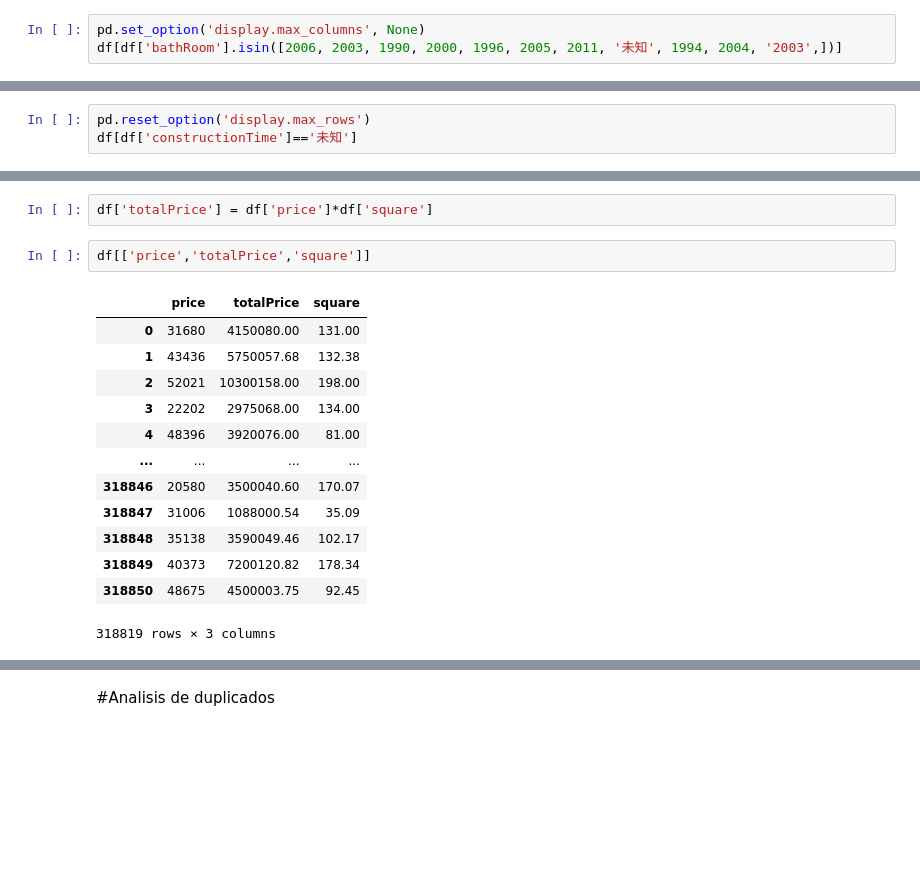
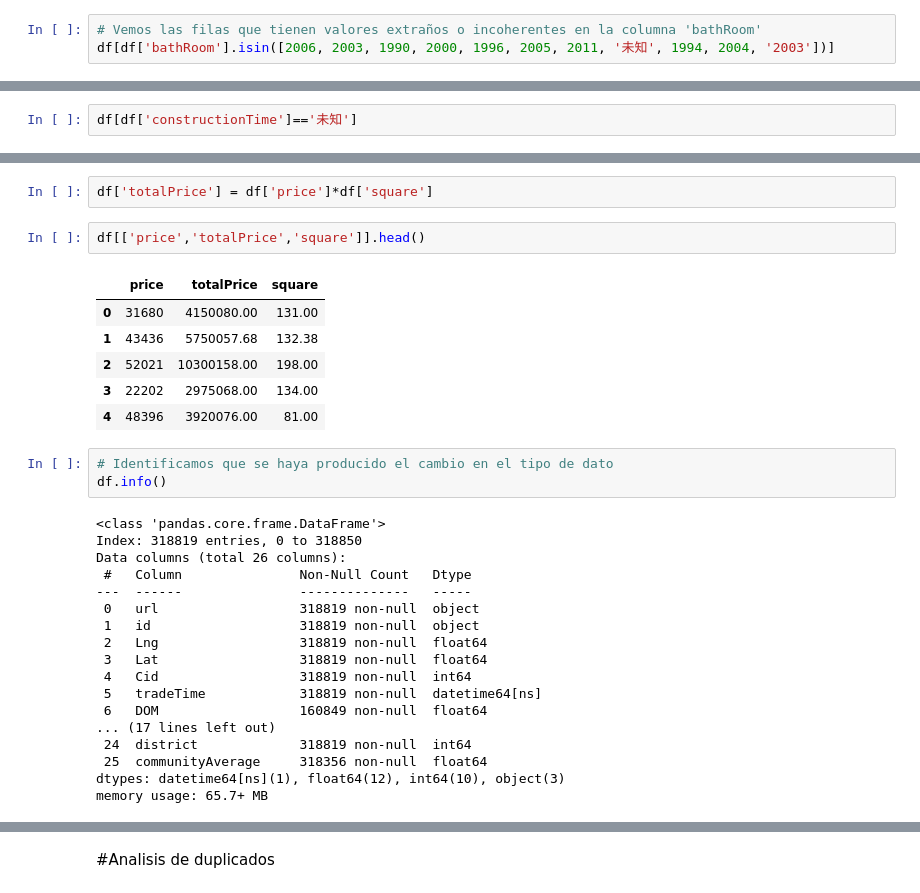
Before and after one commit to ichiP245/TP-Anal-tica-Descriptiva, a Jupyter notebook: notebooks/TP_Descriptiva.ipynb, the cells around one changed output, grey strips where cells are left out. Saved outputs shown, nothing was run; the diff lists cells and outputs as text; blank space fills up the shorter version.

```diff
--- a/notebooks/TP_Descriptiva.ipynb
+++ b/notebooks/TP_Descriptiva.ipynb
@@ -126,8 +235,8 @@ communityAverage
 # %% [markdown]
 Como se puede ver aparecen muchos caracteres raros, vamos a analizar las filas que los contienen y los que no
 # %%
-pd.set_option('display.max_columns', None)
-df[df['bathRoom'].isin([2006, 2003, 1990, 2000, 1996, 2005, 2011, '未知', 1994, 2004, '2003',])]
+# Vemos las filas que tienen valores extraños o incoherentes en la columna 'bathRoom'
+df[df['bathRoom'].isin([2006, 2003, 1990, 2000, 1996, 2005, 2011, '未知', 1994, 2004, '2003'])]
 # %% [output]
 |  | url | id | Lng | Lat | Cid | tradeTime | DOM | followers | totalPrice | price | ... |
 | 92235 | https://bj.lianjia.com/chengjiao/... | BJ0000615040 | 116.117724 | 39.941152 | 1111052110644 | 2010-02-21 | 1.0 | 0 | 198.0 | 15729 | ... |
@@ -241,5 +350,4 @@ en DOM y en buildingType aparece el valor nan al hacer .unique() pero son datos
 # %%
-pd.reset_option('display.max_rows')
 df[df['constructionTime']=='未知']
 # %% [output]
 |  | url | id | Lng | Lat | Cid | tradeTime | DOM | followers | totalPrice | price | ... |
@@ -332,18 +410,32 @@ df[['price','totalPrice','square']]
 # %%
 df['totalPrice'] = df['price']*df['square']
 # %%
-df[['price','totalPrice','square']]
+df[['price','totalPrice','square']].head()
 # %% [output]
 |  | price | totalPrice | square |
 | 0 | 31680 | 4150080.00 | 131.00 |
 | 1 | 43436 | 5750057.68 | 132.38 |
 | 2 | 52021 | 10300158.00 | 198.00 |
 | 3 | 22202 | 2975068.00 | 134.00 |
 | 4 | 48396 | 3920076.00 | 81.00 |
-| ... | ... | ... | ... |
-| 318846 | 20580 | 3500040.60 | 170.07 |
-| 318847 | 31006 | 1088000.54 | 35.09 |
-| 318848 | 35138 | 3590049.46 | 102.17 |
-| 318849 | 40373 | 7200120.82 | 178.34 |
-| 318850 | 48675 | 4500003.75 | 92.45 |
-318819 rows × 3 columns
+# %%
+# Identificamos que se haya producido el cambio en el tipo de dato
+df.info()
+# %% [output]
+<class 'pandas.core.frame.DataFrame'>
+Index: 318819 entries, 0 to 318850
+Data columns (total 26 columns):
+ #   Column               Non-Null Count   Dtype
+---  ------               --------------   -----
+ 0   url                  318819 non-null  object
+ 1   id                   318819 non-null  object
+ 2   Lng                  318819 non-null  float64
+ 3   Lat                  318819 non-null  float64
+ 4   Cid                  318819 non-null  int64
+ 5   tradeTime            318819 non-null  datetime64[ns]
+ 6   DOM                  160849 non-null  float64
+... (17 lines left out)
+ 24  district             318819 non-null  int64
+ 25  communityAverage     318356 non-null  float64
+dtypes: datetime64[ns](1), float64(12), int64(10), object(3)
+memory usage: 65.7+ MB
```
Also changed, not shown: parts of 45 cells of this notebook.
